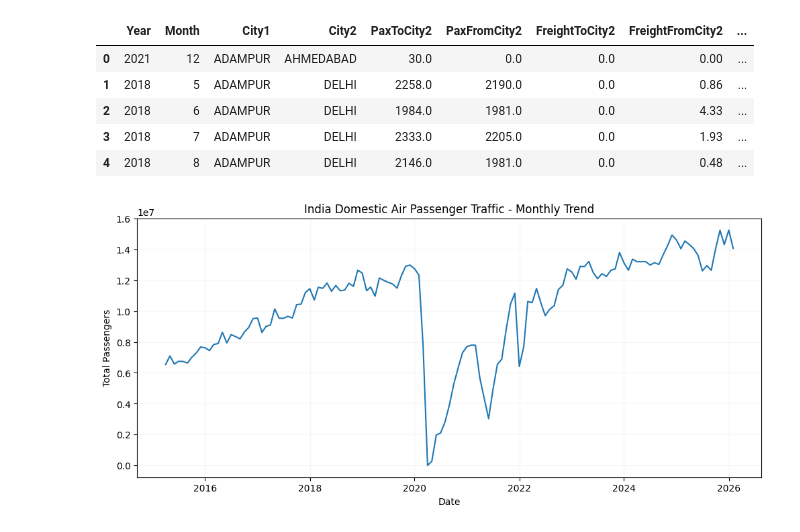
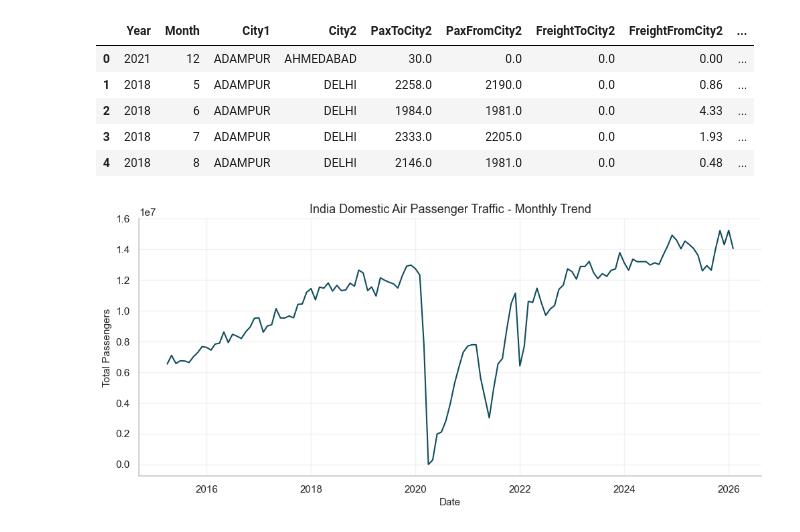
Before and after one commit to rahulmohandas11/india-air-traffic-forecast, a Jupyter notebook: notebooks/01_eda.ipynb, the cells around one changed output. Saved outputs shown, nothing was run; the diff lists cells and outputs as text; code cells hidden in the pictures.

```diff
--- a/notebooks/01_eda.ipynb
+++ b/notebooks/01_eda.ipynb
@@ -7,6 +7,33 @@ import seaborn as sns
 
 %matplotlib inline
 pd.set_option('display.max_columns',None)
+# %%
+# Defining a custom color palette
+TEAL = "#0F4C5C" # Primary colour
+TEAL_LIGHT = "#5A8A99"
+
+ACCENT = "#C04000" # For highlights and / or forecasts
+GREY = "#4A4A4A" # For actuals and / or neutral elements
+
+# Custom color palette for multi-series plots
+custom_palette = ["#0F4C5C",
+                  "#C04000",
+                  "#2E5A2E",
+                  "#7B2D26",
+                  "#3D5A80",
+                  "#8B6F47",
+                  "#5C4B51",
+                  "#A4B494",
+                  "#9B5DE5",
+                  "#4A4A4A"]
+sns.set_theme(style = 'whitegrid', context = 'notebook',palette=custom_palette)
+
+plt.rcParams['figure.figsize'] = (12,5)
+plt.rcParams['axes.titlesize'] = 13
+plt.rcParams['axes.labelsize'] = 11
+plt.rcParams['axes.spines.top'] = False
+plt.rcParams['axes.spines.right'] = False
+plt.rcParams['axes.prop_cycle'] = plt.cycler(color = custom_palette)
 # %%
 # Reading the data
 df = pd.read_csv("../data/raw/city_domestic.csv")
@@ -67,13 +94,13 @@ df.head()
 # %%
 # Calculating and plotting the national monthly air traffic volume
 national_monthly = df.groupby('date')['Total_Pax'].sum().reset_index()
 
 plt.figure(figsize = (12,5))
 plt.plot(national_monthly['date'],national_monthly['Total_Pax'])
 plt.title('India Domestic Air Passenger Traffic - Monthly Trend')
 plt.xlabel('Date')
 plt.ylabel('Total Passengers')
-plt.grid(alpha = 0.1)
+plt.grid(alpha = 0.25)
 plt.show()
 # %% [output]
-[figure, old version]
+[figure, new version]
```
Also changed, not shown: parts of 20 cells of this notebook.
